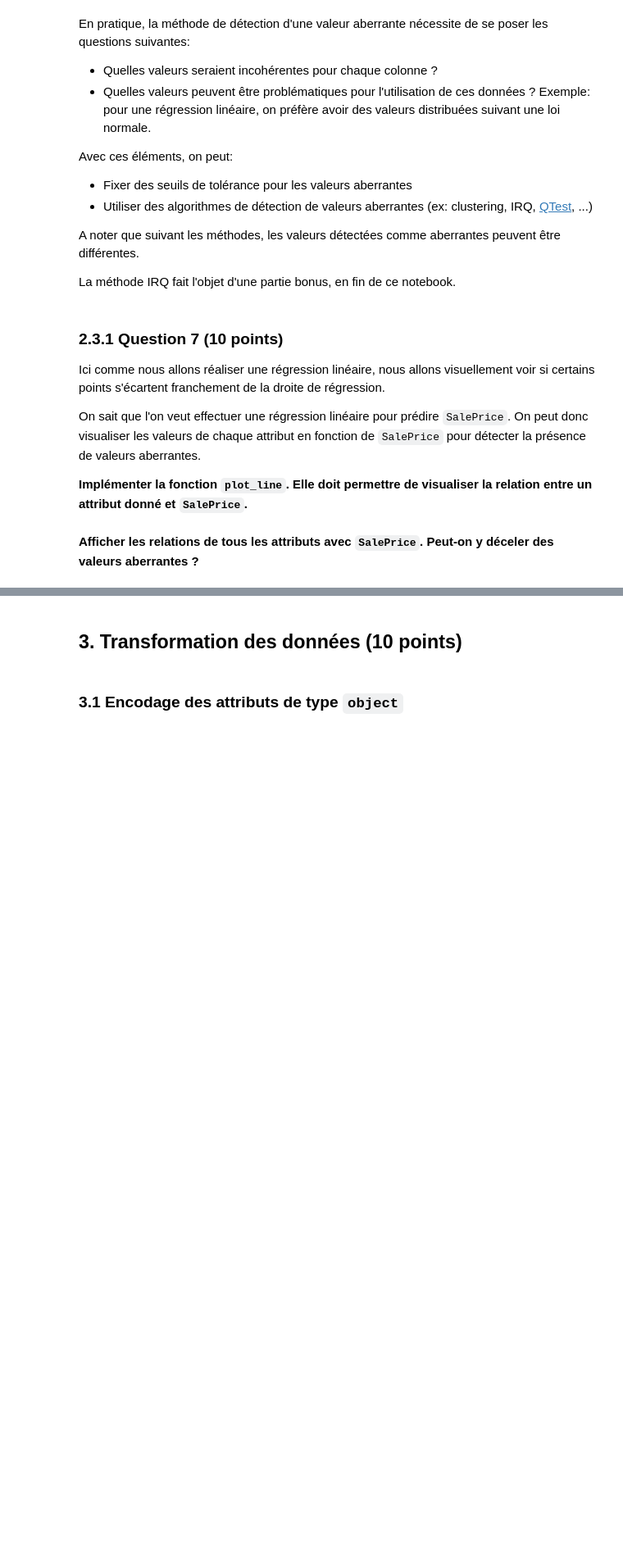
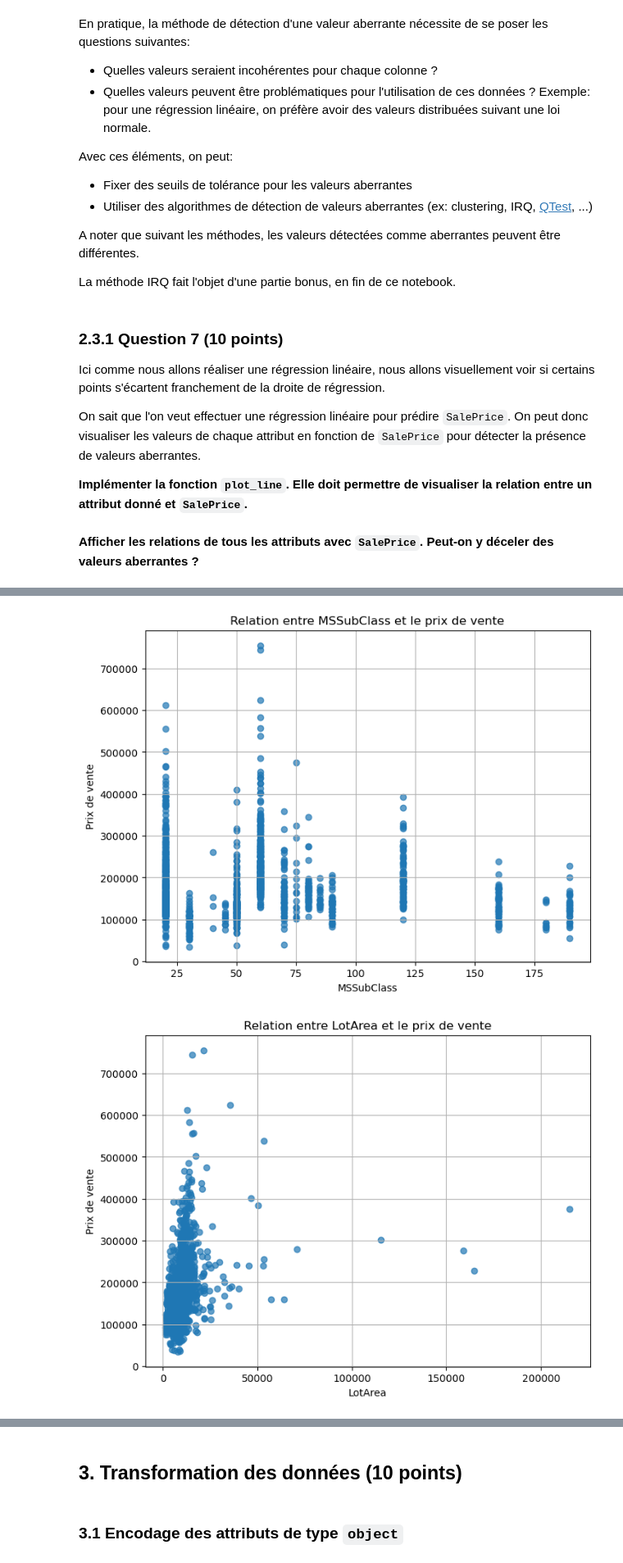
Before and after one commit to dimitriosnassif/data-mining-labs, a Jupyter notebook: TP1/TP1_A2024.ipynb, the cells around one changed output, grey strips where cells are left out. Shown: that part at 82% size. Drawn from its saved outputs; the diff is of its cells as text; code cells hidden in the pictures; blank space fills up the shorter version.

Commit message:
section 3 plotted only the numeric attributs, categorical will undergo one hot encoding

```diff
--- a/TP1/TP1_A2024.ipynb
+++ b/TP1/TP1_A2024.ipynb
@@ -305,20 +305,11 @@ def plot_line(attr):
     :param attr: attribut à comparer à SalePrice
     """
     plt.figure(figsize=(8, 6))
-
-    # Vérifier si l'attribut est numérique ou catégoriel
-    if df[attr].dtype in ['int64', 'float64']:
-        # numérique, utiliser regplot
-        sns.regplot(x=df[attr], y=df['SalePrice'], line_kws={"color": "red"})
-        plt.title(f"Relation entre {attr} et le prix de vente")
-    else:
-        # catégoriel, utiliser boxplot
-        sns.boxplot(x=df[attr], y=df['SalePrice'])
-        plt.title(f"Relation entre {attr} et le prix de vente")
-        plt.xticks(rotation=45)
-
+    plt.scatter(df[attr], df['SalePrice'], alpha=0.7)
+    plt.title(f'Relation entre {attr} et le prix de vente')
     plt.xlabel(attr)
     plt.ylabel('Prix de vente')
+    plt.grid(True)
     plt.show()
 # %% [markdown]
 **Afficher les relations de tous les attributs avec `SalePrice`. Peut-on y déceler des valeurs aberrantes ?**
@@ -340,0 +316,8 @@ for col in columns:
+# %%
+attributs = df.select_dtypes(include=["float64", "int64"]).columns
+for attrib in attributs:
+    if attrib != 'SalePrice':
+        plot_line(attrib)
+# %% [output]
+[figure, added]
+[figure, added]
```
Also changed, not shown: parts of 2 cells of this notebook.
